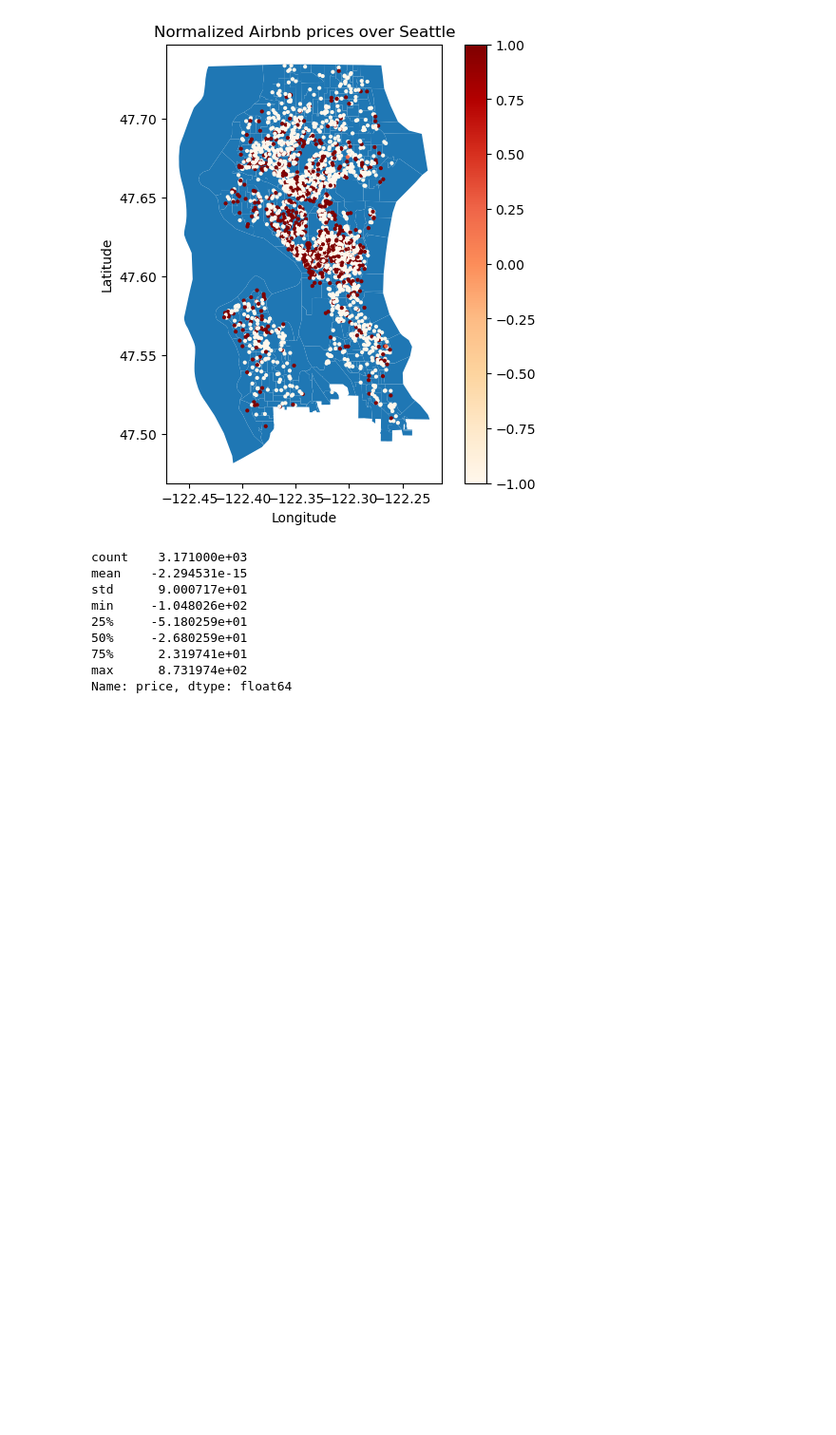
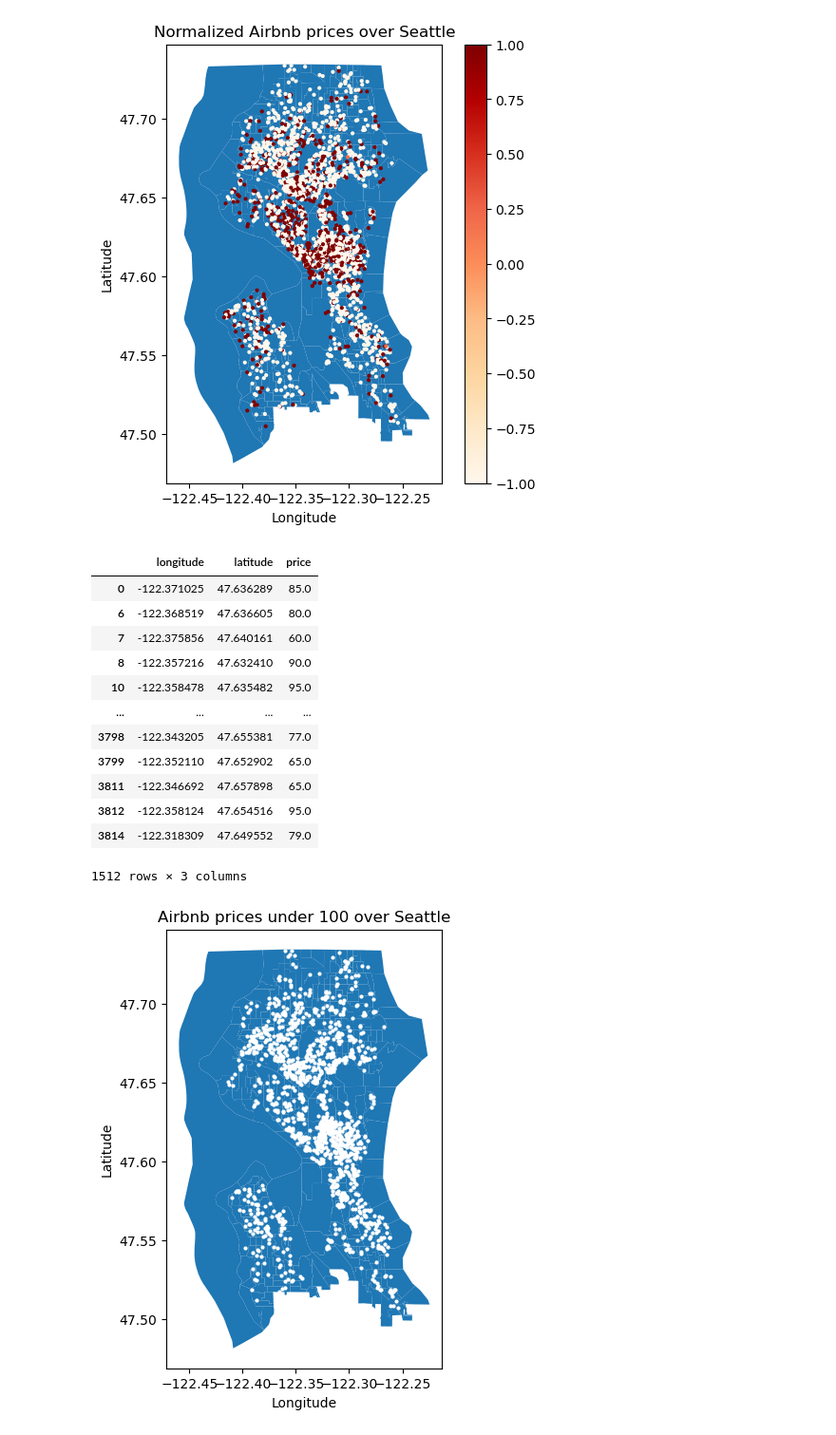
Before and after one commit to hiroci/seattle-airbnb, a Jupyter notebook: seattle-airbnb-insights.ipynb, the cells around one changed output. Shown at 95% size. Drawn from its saved outputs; the diff is of its cells as text; code cells hidden in the pictures; blank space fills up the shorter version.

```diff
--- a/seattle-airbnb-insights.ipynb
+++ b/seattle-airbnb-insights.ipynb
@@ -105,15 +94,30 @@ See the caveats in the documentation: https://pandas.pydata.org/pandas-docs/stab
   data['price'] = data['price'] - data['price'].mean()
 Text(0.5, 1.0, 'Normalized Airbnb prices over Seattle')
 [figure]
-# %%
-data['price'].describe()
-# %% [output]
-count    3.171000e+03
-mean    -2.294531e-15
-std      9.000717e+01
-min     -1.048026e+02
-25%     -5.180259e+01
-50%     -2.680259e+01
-75%      2.319741e+01
-max      8.731974e+02
-Name: price, dtype: float64
+# %%
+city = gpd.read_file('data\Census_Block_Groups_2010.shp')
+ax = city.plot(figsize=(6,6))
+
+data = df_relevant[['longitude','latitude','price']]
+#data['price'] = data['price'] - data['price'].mean()
+data = data[data['price'] < 100]
+plt.scatter(data=data, x='longitude',y='latitude',c='white',s=4)
+plt.xlabel('Longitude')
+plt.ylabel('Latitude')
+plt.title('Airbnb prices under 100 over Seattle')
+data
+# %% [output]
+|  | longitude | latitude | price |
+| 0 | -122.371025 | 47.636289 | 85.0 |
+| 6 | -122.368519 | 47.636605 | 80.0 |
+| 7 | -122.375856 | 47.640161 | 60.0 |
+| 8 | -122.357216 | 47.632410 | 90.0 |
+| 10 | -122.358478 | 47.635482 | 95.0 |
+| ... | ... | ... | ... |
+| 3798 | -122.343205 | 47.655381 | 77.0 |
+| 3799 | -122.352110 | 47.652902 | 65.0 |
+| 3811 | -122.346692 | 47.657898 | 65.0 |
+| 3812 | -122.358124 | 47.654516 | 95.0 |
+| 3814 | -122.318309 | 47.649552 | 79.0 |
+1512 rows × 3 columns
+[figure, added]
```
Also changed, not shown: parts of 6 cells of this notebook, 4 other files.
